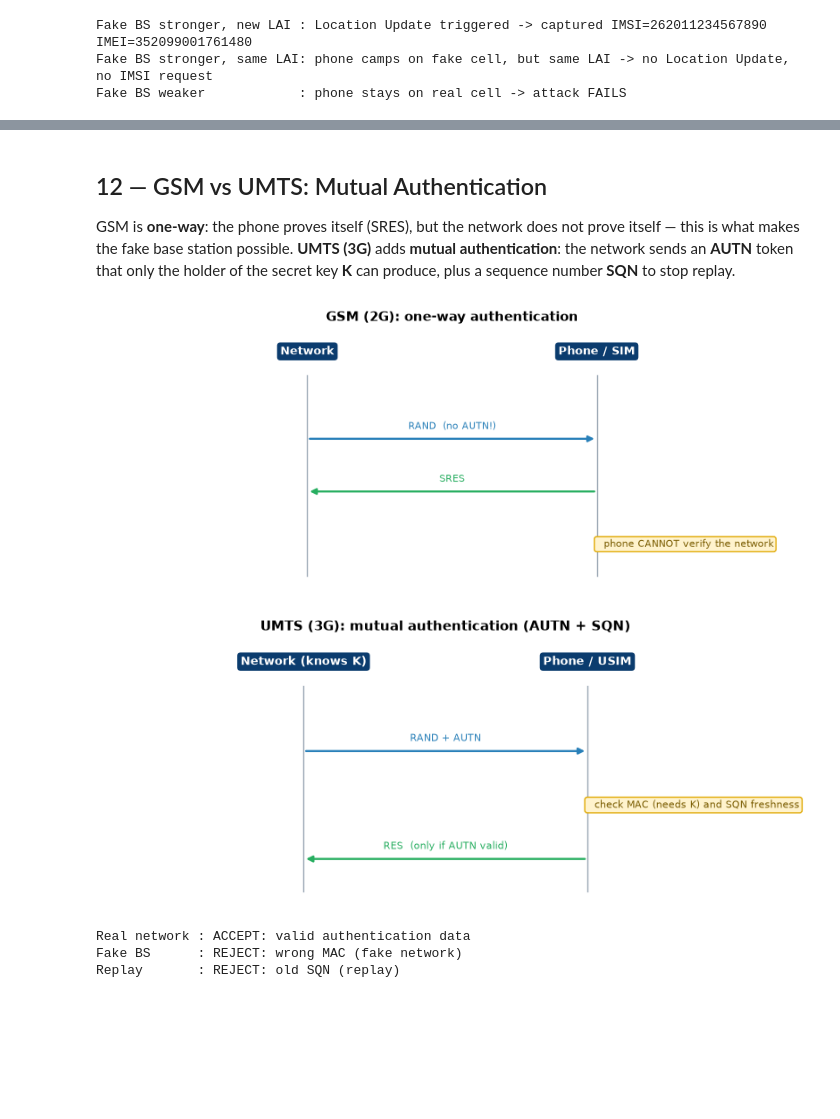
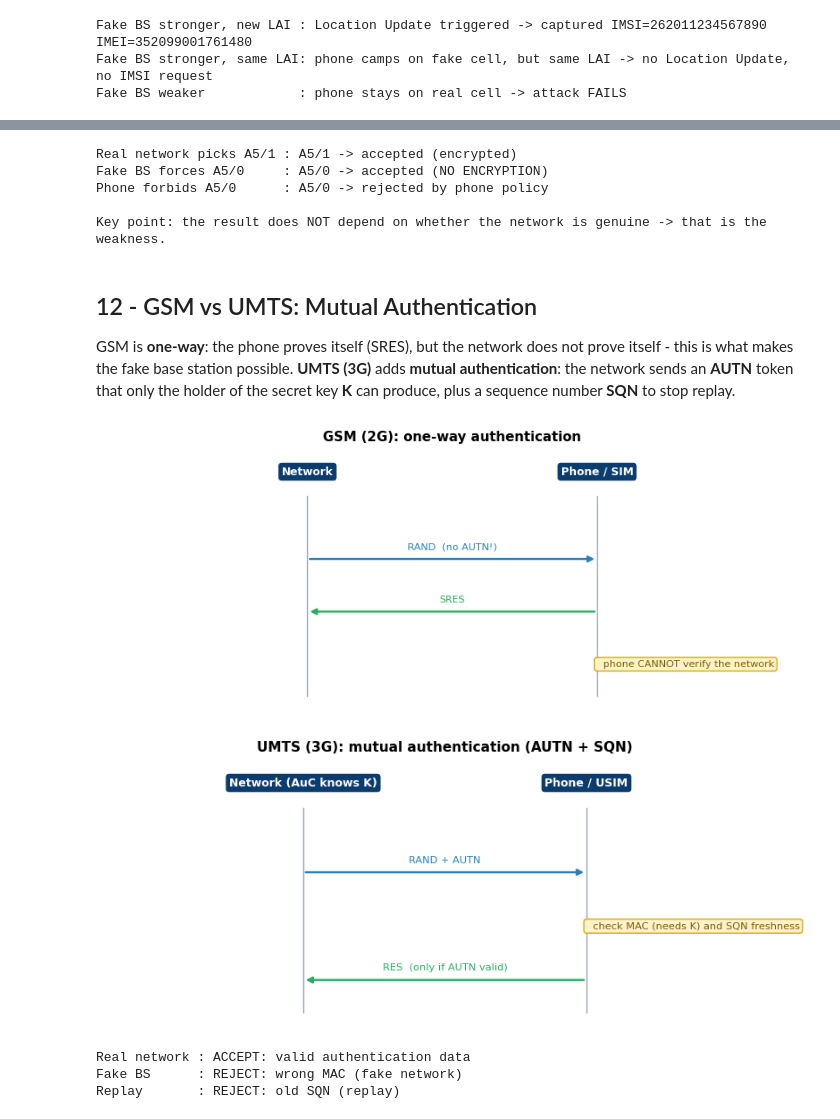
Before and after one commit to elifdiltemiz/MSsecurity, a Jupyter notebook: GSM/Notebook2.ipynb, the cells around one changed output, grey strips where cells are left out. Drawn from its saved outputs; the diff is of its cells as text; code cells hidden in the pictures; blank space fills up the shorter version.

```diff
--- a/GSM/Notebook2.ipynb
+++ b/GSM/Notebook2.ipynb
@@ -637,26 +578,45 @@ Fake BS weaker            : phone stays on real cell -> attack FAILS
+# %%
+def cipher_negotiation(phone_allowed, network_choice):
+    """The phone only checks its allowed set; it cannot tell if the network is genuine."""
+    if network_choice not in phone_allowed:
+        return f"{network_choice} -> rejected by phone policy"
+    enc = "NO ENCRYPTION" if network_choice == "A5/0" else "encrypted"
+    return f"{network_choice} -> accepted ({enc})"
+
+print("Real network picks A5/1 :", cipher_negotiation({"A5/0", "A5/1", "A5/3"}, "A5/1"))
+print("Fake BS forces A5/0     :", cipher_negotiation({"A5/0", "A5/1", "A5/3"}, "A5/0"))
+print("Phone forbids A5/0      :", cipher_negotiation({"A5/1", "A5/3"}, "A5/0"))
+print()
+print("Key point: the result does NOT depend on whether the network is genuine -> that is the weakness.")
+# %% [output]
+Real network picks A5/1 : A5/1 -> accepted (encrypted)
+Fake BS forces A5/0     : A5/0 -> accepted (NO ENCRYPTION)
+Phone forbids A5/0      : A5/0 -> rejected by phone policy
+
+Key point: the result does NOT depend on whether the network is genuine -> that is the weakness.
 # %% [markdown]
-## 12 — GSM vs UMTS: Mutual Authentication
+## 12 - GSM vs UMTS: Mutual Authentication
 
-GSM is **one-way**: the phone proves itself (SRES), but the network does not prove itself — this is what makes the
+GSM is **one-way**: the phone proves itself (SRES), but the network does not prove itself - this is what makes the
 fake base station possible. **UMTS (3G)** adds **mutual authentication**: the network sends an **AUTN** token that
 only the holder of the secret key **K** can produce, plus a sequence number **SQN** to stop replay.
 # %%
 draw_msc(
     ["Network", "Phone / SIM"],
     [("Network", "Phone / SIM", "RAND  (no AUTN!)", "#2980b9"),
      ("Phone / SIM", "Network", "SRES", "#27ae60"),
      ("Phone / SIM", "Phone / SIM", "phone CANNOT verify the network", "#c0392b")],
     "GSM (2G): one-way authentication")
 
 draw_msc(
-    ["Network (knows K)", "Phone / USIM"],
-    [("Network (knows K)", "Phone / USIM", "RAND + AUTN", "#2980b9"),
+    ["Network (AuC knows K)", "Phone / USIM"],
+    [("Network (AuC knows K)", "Phone / USIM", "RAND + AUTN", "#2980b9"),
      ("Phone / USIM", "Phone / USIM", "check MAC (needs K) and SQN freshness", "#7a5c00"),
-     ("Phone / USIM", "Network (knows K)", "RES  (only if AUTN valid)", "#27ae60")],
+     ("Phone / USIM", "Network (AuC knows K)", "RES  (only if AUTN valid)", "#27ae60")],
     "UMTS (3G): mutual authentication (AUTN + SQN)")
 # %% [output]
 [figure]
-[figure, old version]
+[figure, new version]
 # %%
 import hashlib
 
```
Also changed, not shown: parts of 23 cells of this notebook, 1 other file.
